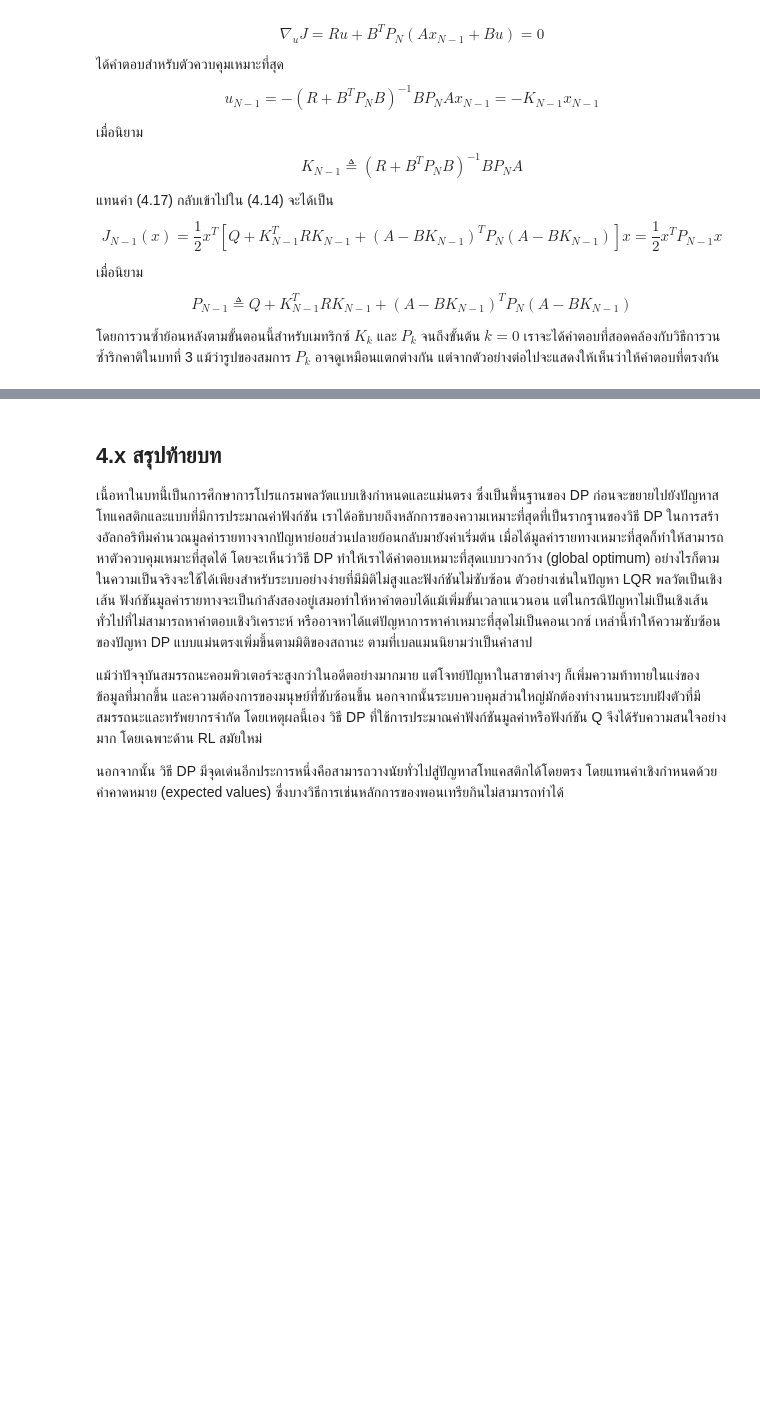
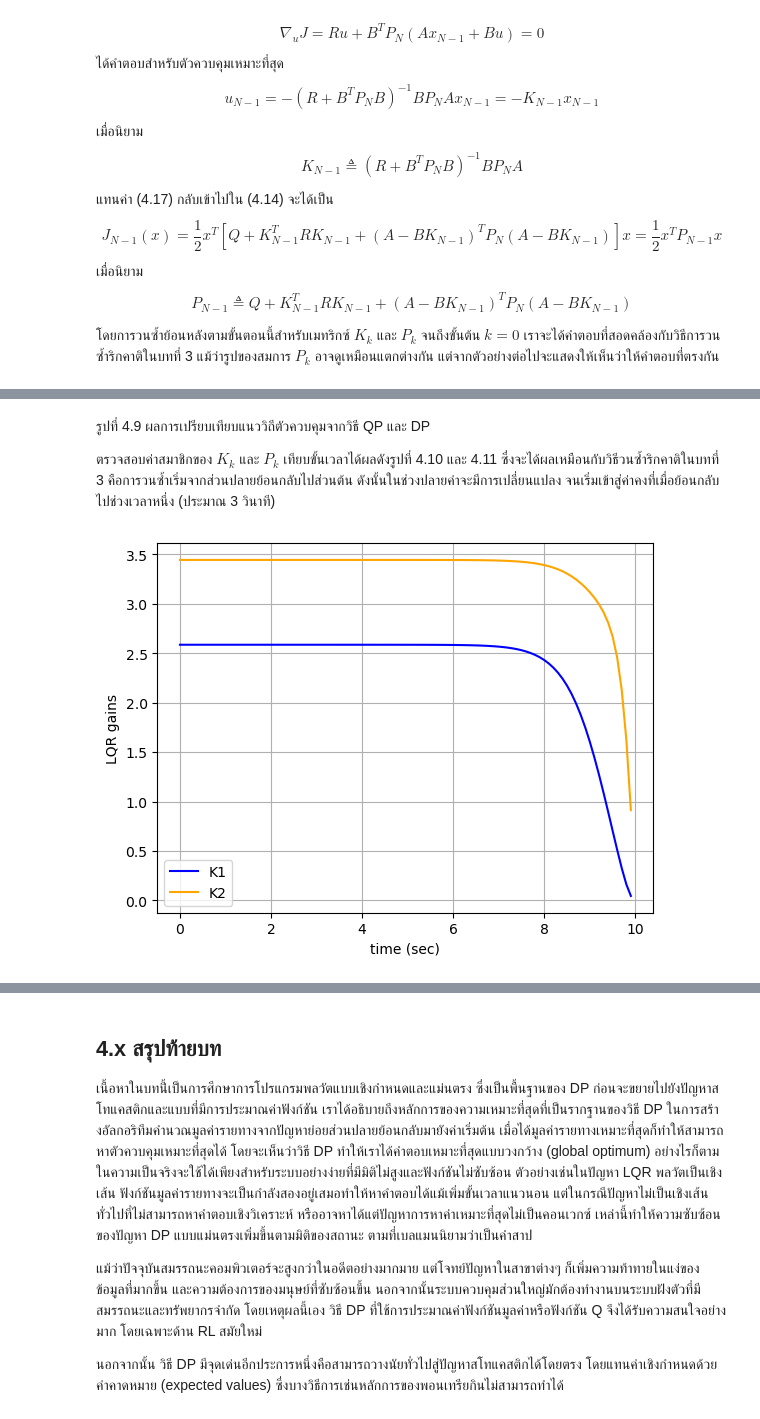
Before and after one commit to dewdotninja/ocrl, a Jupyter notebook: doc/notebooks/chapter4.ipynb, the cells around one changed output, grey strips where cells are left out. Saved outputs shown, nothing was run; the diff lists cells and outputs as text; code cells hidden in the pictures; blank space fills up the shorter version.

```diff
--- a/doc/notebooks/chapter4.ipynb
+++ b/doc/notebooks/chapter4.ipynb
@@ -364,0 +387,6 @@ $$
+# %%
+n = 2     # number of state
+m = 1     # number of controls
+Tfinal = 10.0 # final time #try larger values
+N = int(Tfinal/h)+1    # number of time steps
+thist = np.arange(0,h*(N-1),h)
@@ -364,0 +408,7 @@ $$
+# %%
+# Constraints
+C = kron(sp.sparse.identity(N-1,format='lil'),sp.sparse.hstack((B,-sp.sparse.identity(2,format='lil'))))
+C = sp.sparse.lil_array(C)
+for k in range(1,N-1):
+    C[(k*n):(k*n)+n,k*(n+m)-n:k*(n+m)] = A # this operation prefers sparse 'lil' or 'dok' type
+d = sp.sparse.vstack((-A@x0, sp.sparse.lil_array(np.zeros((C.shape[0]-n,1)))))
@@ -364,0 +487,17 @@ $$
+# %% [markdown]
+รูปที่ 4.9 ผลการเปรียบเทียบแนววิถีตัวควบคุมจากวิธี QP และ DP
+
+ตรวจสอบค่าสมาชิกของ $K_k$ และ $P_k$ เทียบขั้นเวลาได้ผลดังรูปที่ 4.10 และ 4.11
+ซึ่งจะได้ผลเหมือนกับวิธีวนซ้ำริกคาติในบทที่ 3 คือการวนซ้ำเริ่มจากส่วนปลายย้อนกลับไปส่วนต้น
+ดังนั้นในช่วงปลายค่าจะมีการเปลี่ยนแปลง จนเริ่มเข้าสู่ค่าคงที่เมื่อย้อนกลับไปช่วงเวลาหนึ่ง (ประมาณ 3 วินาที)
+# %%
+plt.figure()
+plt.plot(thist,K[0,0,:],'b')
+plt.plot(thist,K[0,1,:],'orange')
+plt.legend(['K1','K2'])
+plt.xlabel('time (sec)')
+plt.ylabel('LQR gains')
+plt.grid(True)
+plt.show()
+# %% [output]
+[figure, added]
```
Also changed, not shown: parts of 43 cells of this notebook.
